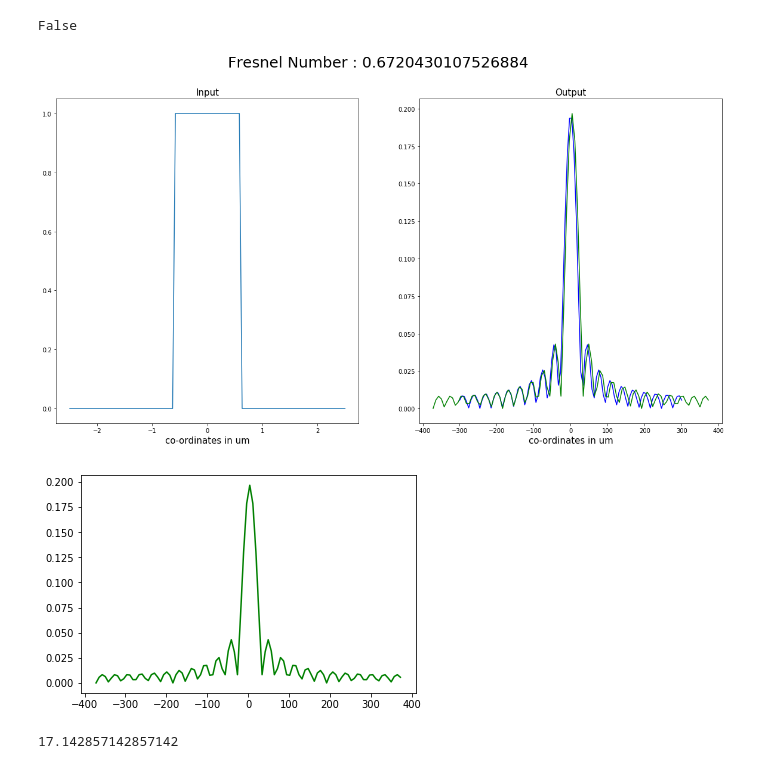
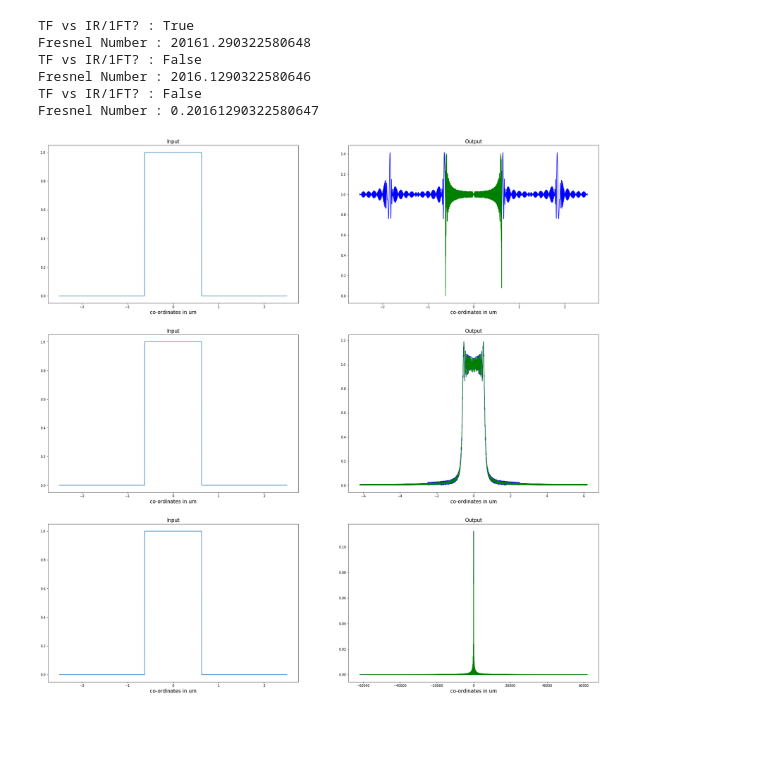
Before and after one commit to s-sajid-ali/xwp, a Jupyter notebook: compare_1d_temp.ipynb, the cells around one changed output. Saved outputs shown, nothing was run; the diff lists cells and outputs as text; code cells hidden in the pictures; blank space fills up the shorter version.

```diff
--- a/compare_1d_temp.ipynb
+++ b/compare_1d_temp.ipynb
@@ -7,20 +7,12 @@ import numexpr as ne
 energy = 1000
 wavel = (1240/energy)*10**(-9)
 pi = np.pi
-z = 30e-3
-N = 100
+N = 5000
 L_in  = 5e-6
-L_out = 600e-6
 
 in_domain_exact  = np.linspace(-L_in/2,L_in/2,N)
-out_domain_exact = np.linspace(-L_out/2,L_out/2,N)
+sampling = in_domain_exact[1] - in_domain_exact[0]
 
 in_wave = np.zeros(N)
 in_wave[int(N/2)-int(N/8):int(N/2)+int(N/8)] = 1
 out_wave_exact = np.zeros((N),dtype='complex128')
-# %%
-sampling = in_domain_exact[1] - in_domain_exact[0]
-critical = (wavel*z/L_in)
-print(sampling>critical)
-# %% [output]
-False
@@ -29,26 +19,34 @@ exact_prop(in_wave,out_wave_exact,L_in,L_out,wavel,z)
-# %%
-out_,L_ = propFF(in_wave,L_in/N,L_in,wavel,z)
-out_domain_ = np.linspace(-L_/2,L_/2,N)
 # %%
-f, (ax1,ax2) = plt.subplots(1,2)
-ax1.plot(in_domain_exact*1e6,np.abs(in_wave))
-ax1.set_xlabel('co-ordinates in um',fontsize = 15)
-ax1.set_title('Input', fontsize = 15)
-ax2.plot(out_domain_exact*1e6, np.abs(out_wave_exact),'b')
-ax2.plot(out_domain_*1e6, np.abs(out_),'g')
-ax2.set_xlabel('co-ordinates in um',fontsize = 15)
-ax2.set_title('Output', fontsize = 15)
-f.set_size_inches(20, 10, forward=True)
-f.suptitle('Fresnel Number : '+str((L_in**2)/(wavel*z)),fontsize = 25)
+f, ax = plt.subplots(3,2)
+i = 0
+for z in [1e-6,10e-6,100e-3]:
+    critical = (wavel*z/L_in)
+    print('TF vs IR/1FT? :', sampling>critical)
+    print('Fresnel Number :', (L_in**2)/(wavel*z))
+    out_,L_ = prop1FT(in_wave,L_in/N,L_in,wavel,z)
+    out_domain_ = np.linspace(-L_/2,L_/2,N)
+    if i<2 :
+        L_ = L_in
+    else :
+        L_ = L_in*20
+    exact_prop(in_wave,out_wave_exact,L_in,L_,wavel,z)
+    out_domain_exact = np.linspace(-L_/2,L_/2,N)
+    ax[i,0].plot(in_domain_exact*1e6,np.abs(in_wave))
+    ax[i,0].set_xlabel('co-ordinates in um',fontsize = 15)
+    ax[i,0].set_title('Input', fontsize = 15)
+    ax[i,1].plot(out_domain_exact*1e6, np.abs(out_wave_exact),'b')
+    ax[i,1].plot(out_domain_*1e6, np.abs(out_),'g')
+    ax[i,1].set_xlabel('co-ordinates in um',fontsize = 15)
+    ax[i,1].set_title('Output', fontsize = 15)
+    i = i+1
+    #f.suptitle('Fresnel Number : '+str((L_in**2)/(wavel*z)),fontsize = 25)
+f.set_size_inches(30, 30, forward=True)
 plt.show()
 # %% [output]
+TF vs IR/1FT? : True
+Fresnel Number : 20161.290322580648
+TF vs IR/1FT? : False
+Fresnel Number : 2016.1290322580646
+TF vs IR/1FT? : False
+Fresnel Number : 0.20161290322580647
-[figure, old version]
+[figure, new version]
-# %%
-plt.plot(out_domain_*1e6, np.abs(out_),'g')
-plt.show()
-# %% [output]
-[figure, removed]
-# %%
-1.2/0.07
-# %% [output]
-17.142857142857142
```
Also changed, not shown: parts of 1 cell of this notebook, 1 other file.
